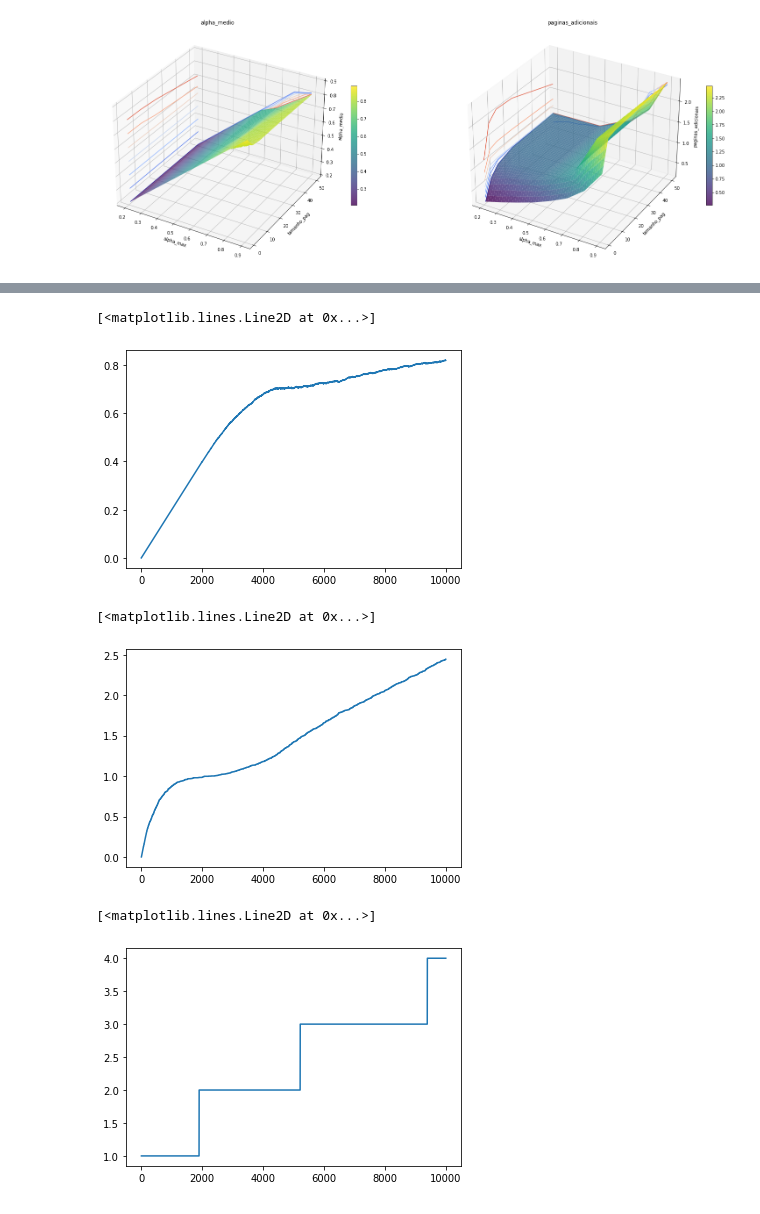
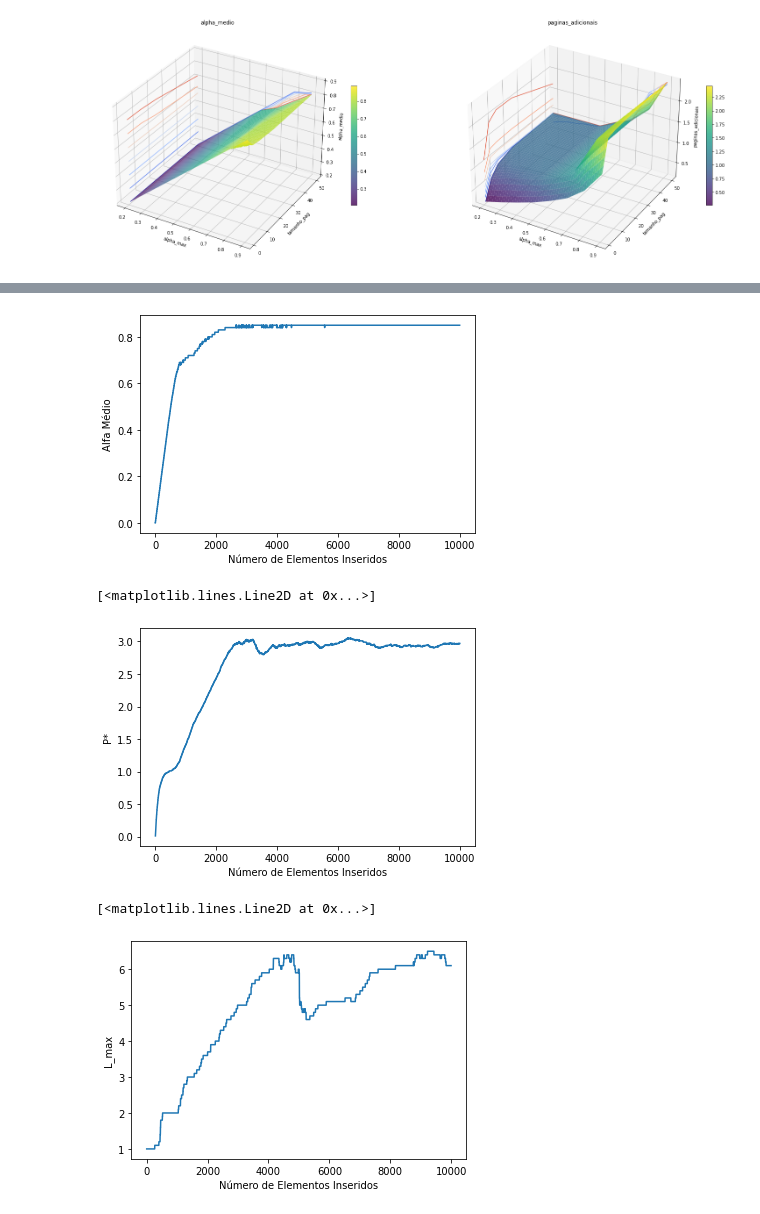
Before and after one commit to Danub2002/Linear-Hashing-Analysis, a Jupyter notebook: Análise Hashing Linear.ipynb, the cells around one changed output, grey strips where cells are left out. Saved outputs shown, nothing was run; the diff lists cells and outputs as text; code cells hidden in the pictures.

```diff
--- a/Análise Hashing Linear.ipynb
+++ b/Análise Hashing Linear.ipynb
@@ -298,33 +298,45 @@ plt.show()
 # %%
-h = Linear_hashing(page_size=10, m=500, alpha_max=0.85, alpha_min=0.2)
-values = np.random.choice(np.arange(1, 1000000), size=10000, replace=False)
+alpha_medio_p_iteration = [0]*10000
+p_asterisk_p_iteration = [0]*10000
+L_max1 = [0]*10000
 
-alpha_medio_p_iteration = []
-p_asterisk_p_iteration = []
-L_max = []
+for i in range(0,10):
+    values = np.random.choice(np.arange(1, 1000000), size=10000, replace=False)
+    h = Linear_hashing(page_size=10, m=100, alpha_max=0.85, alpha_min=0.2)
+    for k in range(0,len(values)):
+        h.insert(values[k])
+        alpha_medio_p_iteration[k] += h.get_alpha_medio()
+        p_asterisk_p_iteration[k] += h.get_p_asterisk()
+        L_max1[k] += h.get_L_max2()
 
-for v in values:
-    h.insert(v)
-    alpha_medio_p_iteration.append(h.get_alpha_medio())
-    p_asterisk_p_iteration.append(h.get_p_asterisk())
-    L_max.append(h.get_L_max())
+for k in range(0, len(alpha_medio_p_iteration)):
+    alpha_medio_p_iteration[k] = round(alpha_medio_p_iteration[k]/10, 2)
+    p_asterisk_p_iteration[k] = round(p_asterisk_p_iteration[k]/10, 2)
+    L_max1[k] = round(L_max1[k]/10, 2)
 # %%
 indices = range(0, 10000)
 
-df = pd.DataFrame({
-  "alpha"
-})
 plt.plot(indices, alpha_medio_p_iteration)
+
+plt.xlabel("Número de Elementos Inseridos")
+plt.ylabel("Alfa Médio")
+
+plt.show()
 # %% [output]
-[<matplotlib.lines.Line2D at 0x...>]
-[figure, old version]
+[figure, new version]
 # %%
+plt.xlabel("Número de Elementos Inseridos")
+plt.ylabel("P*")
+
 plt.plot(indices, p_asterisk_p_iteration)
 # %% [output]
 [<matplotlib.lines.Line2D at 0x...>]
-[figure, old version]
+[figure, new version]
 # %%
-plt.plot(indices, L_max)
+plt.xlabel("Número de Elementos Inseridos")
+plt.ylabel("L_max")
+
+plt.plot(indices, L_max1)
 # %% [output]
 [<matplotlib.lines.Line2D at 0x...>]
-[figure, old version]
+[figure, new version]
```
Also changed, not shown: parts of 6 cells of this notebook, 1 other file.
